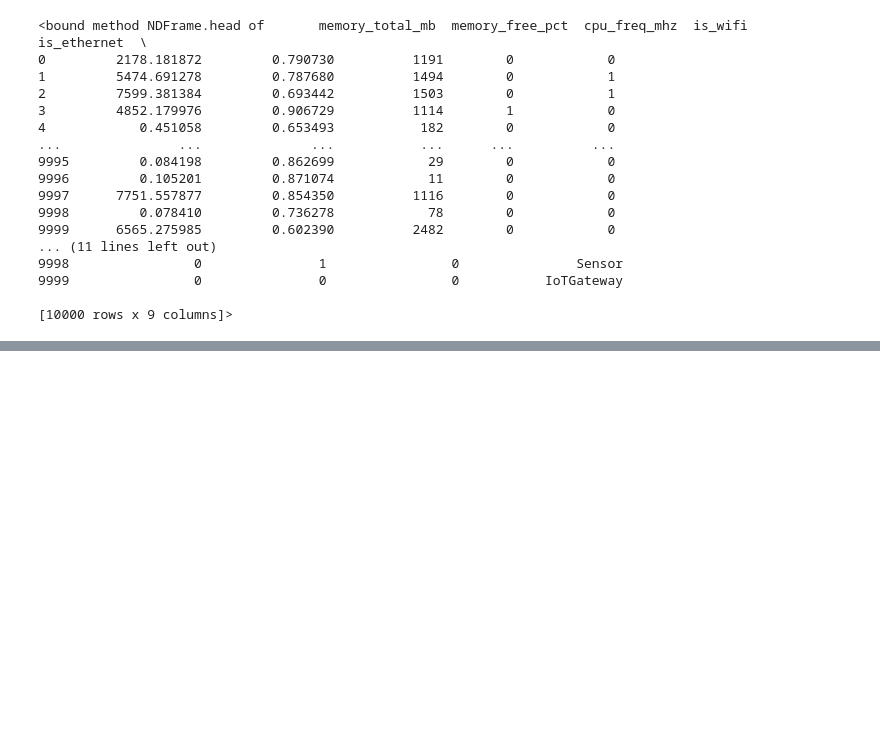
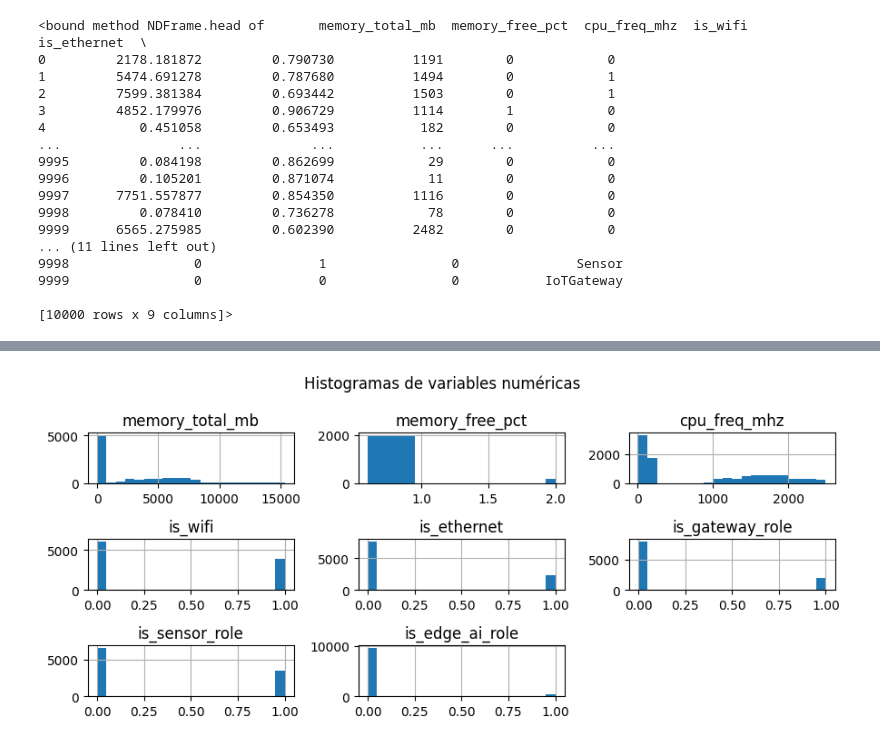
Before and after one commit to tatic2003/pnp-classifier, a Jupyter notebook: mlp_classifier.ipynb, the cells around one changed output, grey strips where cells are left out. Cells and saved outputs as stored; diff of their text form; code cells hidden in the pictures; blank space fills up the shorter version.

```diff
--- a/mlp_classifier.ipynb
+++ b/mlp_classifier.ipynb
@@ -55,0 +58,4 @@ df.head
+# %%
+#columnas numericas
+numeric_columns = df.drop(columns= ["label"]).columns.to_list()
+df[numeric_columns].describe()
@@ -55,0 +99,7 @@ df.head
+# %%
+df[numeric_columns].hist(bins=20, figsize=(9,4))
+plt.suptitle("Histogramas de variables numéricas")
+plt.tight_layout()
+plt.show()
+# %% [output]
+[figure, added]
```
Also changed, not shown: parts of 17 cells of this notebook.
